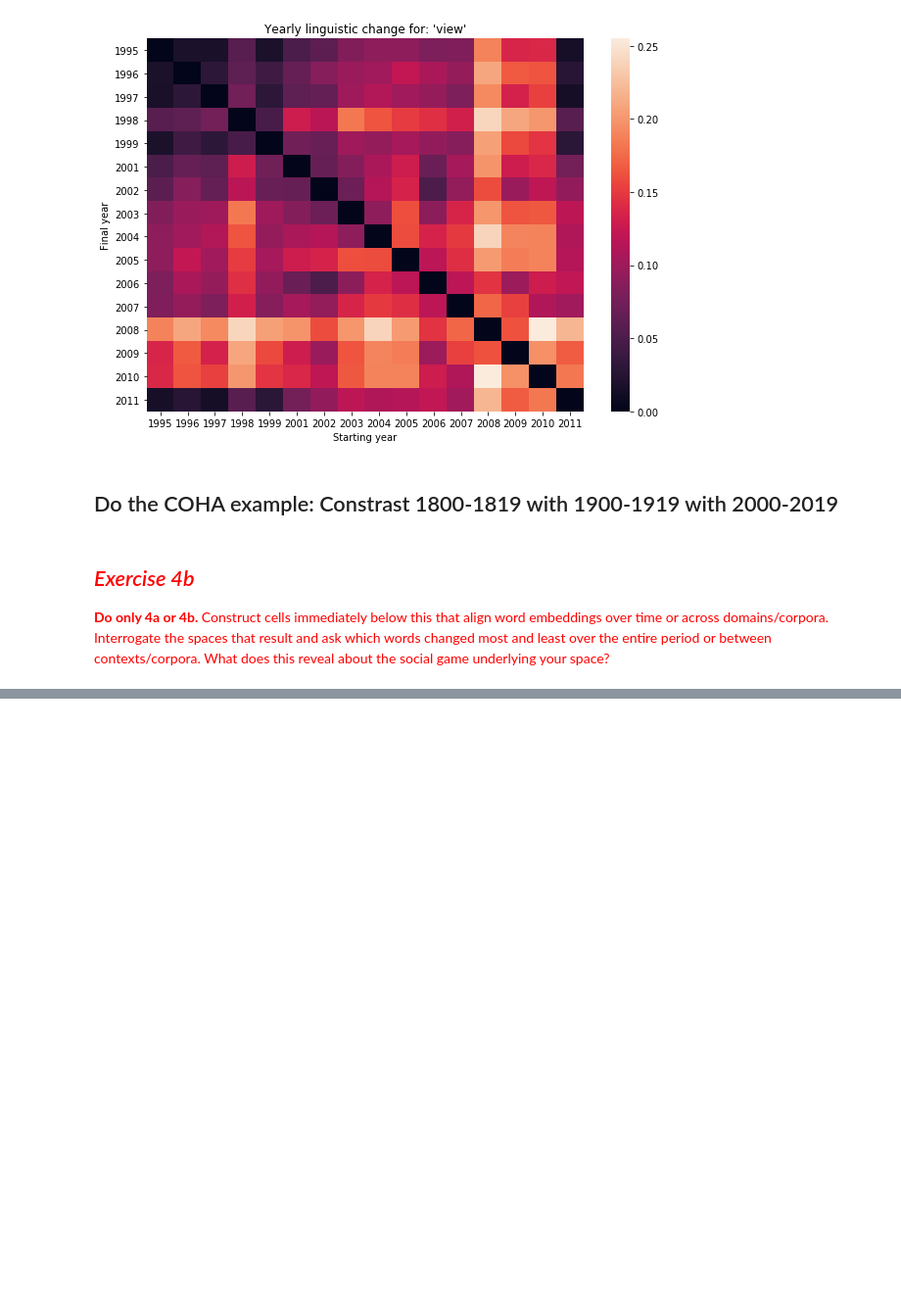
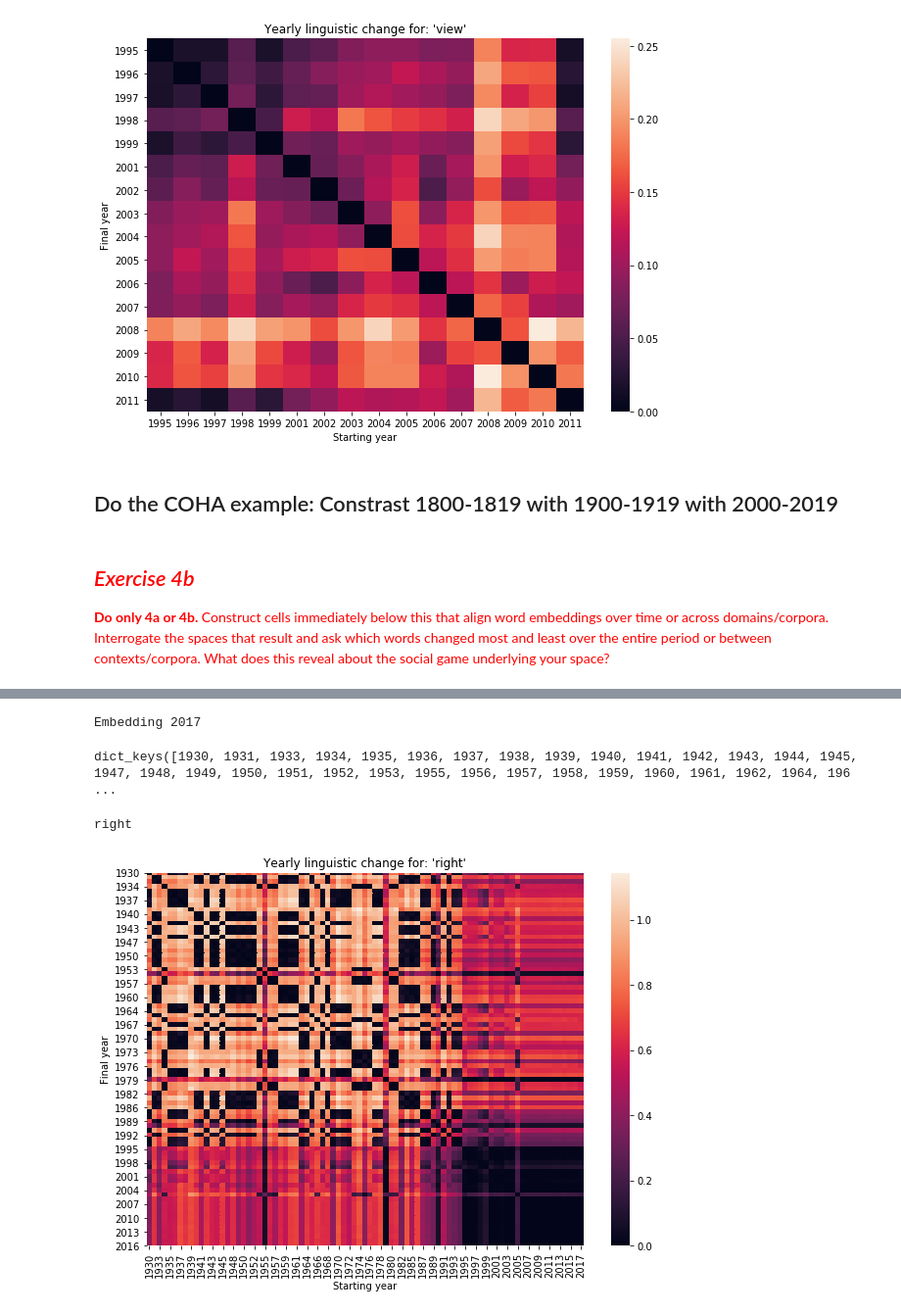
Before and after one commit to iamlaurenbeard/Content-Analysis-2020, a Jupyter notebook: week-7/7-beard.ipynb, the cells around one changed output, grey strips where cells are left out. Shown at 98% size. Drawn from its saved outputs; the diff is of its cells as text; code cells hidden in the pictures; blank space fills up the shorter version.

```diff
--- a/week-7/7-beard.ipynb
+++ b/week-7/7-beard.ipynb
@@ -1558,0 +1881,14 @@ view
+# %%
+# create two collections of embeddings, one the original and one the aligned
+def compareModels(df, category, text_column_name='normalized_sents', sort = True, embeddings_raw={}):
+    """If you are using time as your category sorting is important"""
+    if len(embeddings_raw) == 0:
+        embeddings_raw = rawModels(df, category, text_column_name, sort)
+    cats = sorted(set(df[category]))
+    #These are much quicker
+    embeddings_aligned = {}
+    for catOuter in cats:
+        embeddings_aligned[catOuter] = [embeddings_raw[catOuter]]
+        for catInner in cats:
+            embeddings_aligned[catOuter].append(smart_procrustes_align_gensim(embeddings_aligned[catOuter][-1], embeddings_raw[catInner]))
+    return embeddings_raw, embeddings_aligned
@@ -1558,0 +1906,40 @@ view
+# %%
+# generate the models:
+rawEmbeddings, comparedEmbeddings = compareModels(movie_df_subset21, 'Year')
+# %% [output]
+Embedding 2017
+# %%
+rawEmbeddings.keys()
+# %% [output]
+dict_keys([1930, 1931, 1933, 1934, 1935, 1936, 1937, 1938, 1939, 1940, 1941, 1942, 1943, 1944, 1945, 1947, 1948, 1949, 1950, 1951, 1952, 1953, 1955, 1956, 1957, 1958, 1959, 1960, 1961, 1962, 1964, 196 ...
+# %%
+# compare across all permutions so we will define another function to help
+def getDivergenceDF(word, embeddingsDict):
+    dists = []
+    cats = sorted(set(embeddingsDict.keys()))
+    dists = {}
+    print(word)
+    for cat in cats:
+        dists[cat] = []
+        for embed in embeddingsDict[cat][1:]:
+            dists[cat].append(np.abs(1 - sklearn.metrics.pairwise.cosine_similarity(np.expand_dims(embeddingsDict[cat][0][word], axis = 0),
+                                                                             np.expand_dims(embed[word], axis = 0))[0,0]))
+    return pandas.DataFrame(dists, index = cats)
+# %%
+# look at some test words
+## see that the usage of 'right' has stabilized from 1995-now; reason? interesting overlap with digital age
+## would require more probing
+## it seems to have undergone a lot of fluctuations, potentially pointing to controversy over its meaning
+targetWord = 'right'
+
+pltDF = getDivergenceDF(targetWord, comparedEmbeddings)
+fig, ax = plt.subplots(figsize = (10, 7))
+seaborn.heatmap(pltDF, ax = ax, annot = False) #set annot True for a lot more information
+ax.set_xlabel("Starting year")
+ax.set_ylabel("Final year")
+ax.set_ylabel("Final year")
+ax.set_title("Yearly linguistic change for: '{}'".format(targetWord))
+plt.show()
+# %% [output]
+right
+[figure, added]
```
Also changed, not shown: parts of 96 cells of this notebook.
